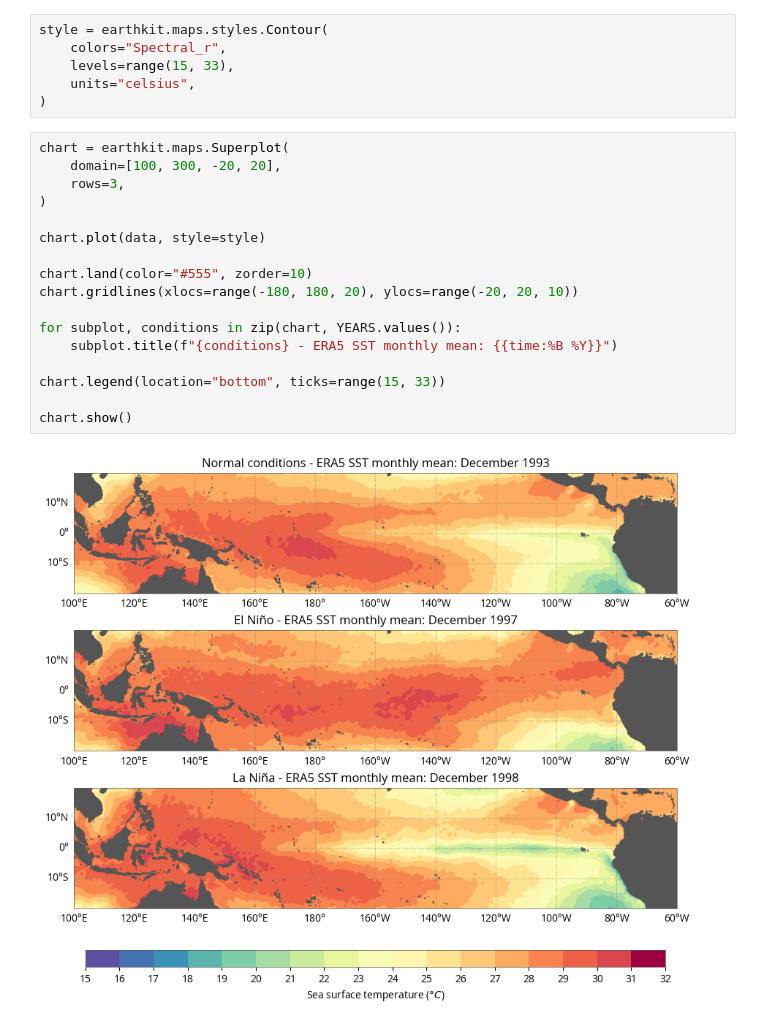
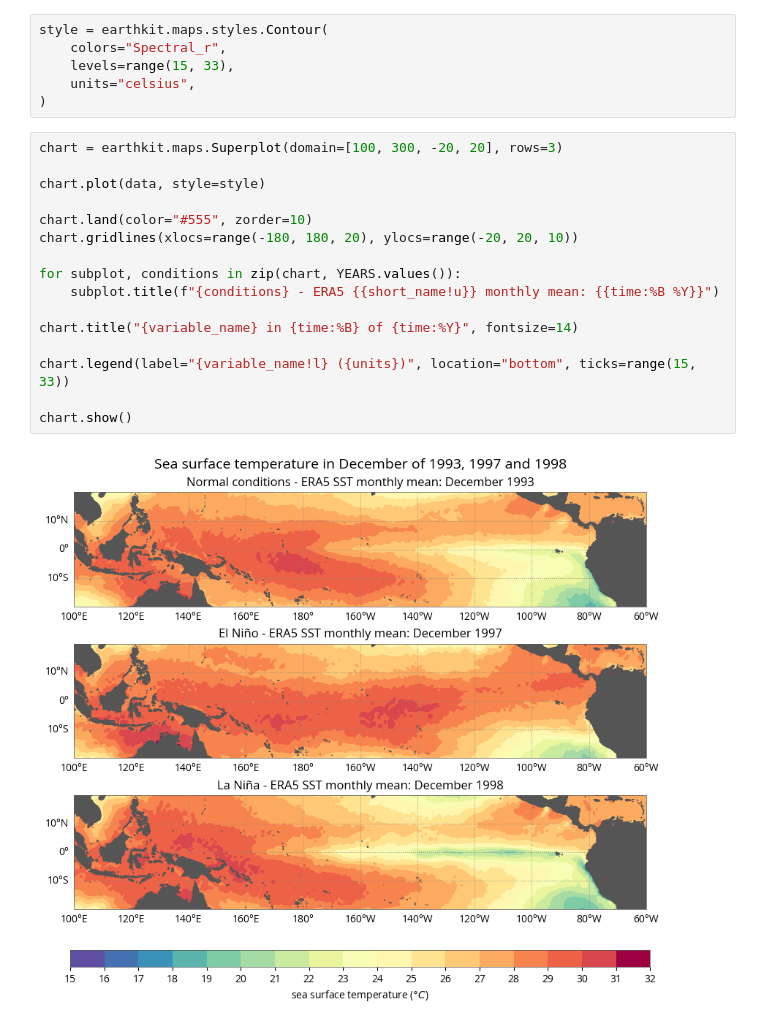
Before and after one commit to ecmwf/earthkit-maps, a Jupyter notebook: docs/examples/era5-el-nino.ipynb, the cells around one changed output. Saved outputs shown, nothing was run; the diff lists cells and outputs as text.

```diff
--- a/docs/examples/era5-el-nino.ipynb
+++ b/docs/examples/era5-el-nino.ipynb
@@ -45,21 +45,20 @@ style = earthkit.maps.styles.Contour(
     units="celsius",
 )
 # %%
-chart = earthkit.maps.Superplot(
-    domain=[100, 300, -20, 20],
-    rows=3,
-)
+chart = earthkit.maps.Superplot(domain=[100, 300, -20, 20], rows=3)
 
 chart.plot(data, style=style)
 
 chart.land(color="#555", zorder=10)
 chart.gridlines(xlocs=range(-180, 180, 20), ylocs=range(-20, 20, 10))
 
 for subplot, conditions in zip(chart, YEARS.values()):
-    subplot.title(f"{conditions} - ERA5 SST monthly mean: {{time:%B %Y}}")
+    subplot.title(f"{conditions} - ERA5 {{short_name!u}} monthly mean: {{time:%B %Y}}")
 
-chart.legend(location="bottom", ticks=range(15, 33))
+chart.title("{variable_name} in {time:%B} of {time:%Y}", fontsize=14)
+
+chart.legend(label="{variable_name!l} ({units})", location="bottom", ticks=range(15, 33))
 
 chart.show()
 # %% [output]
-[figure, old version]
+[figure, new version]
```
